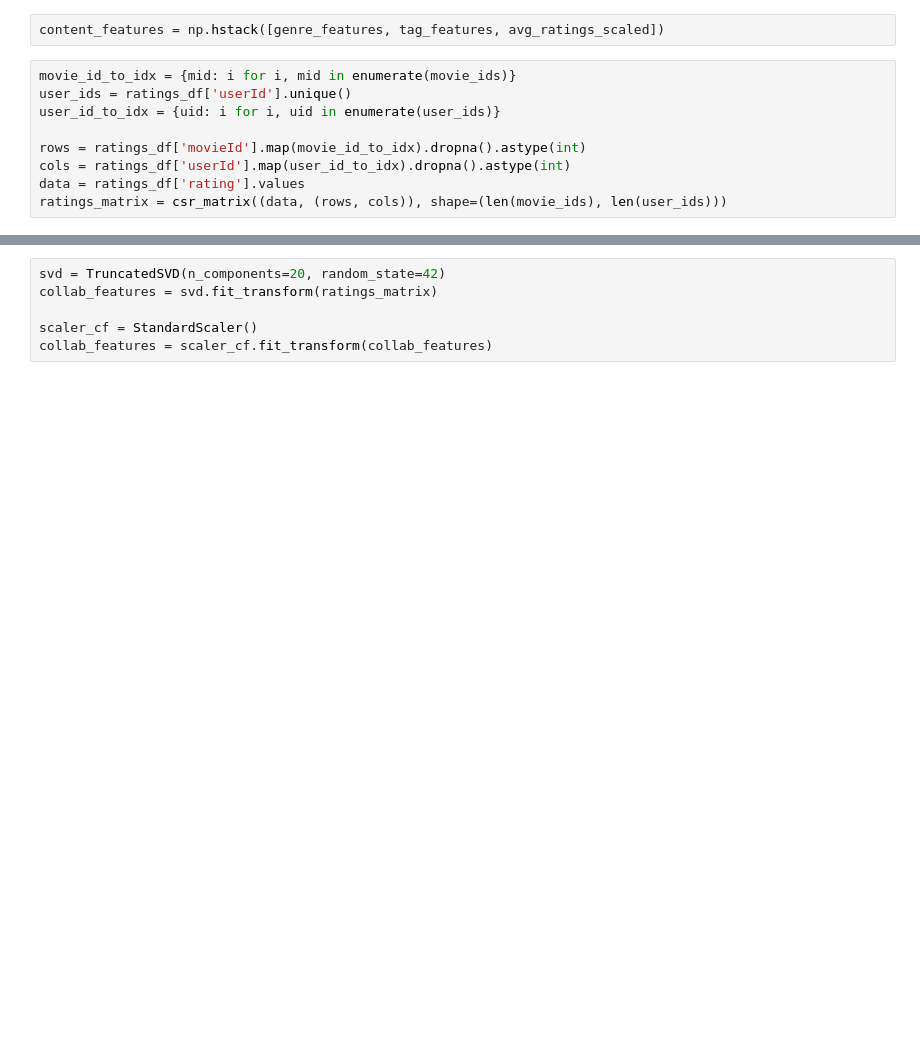
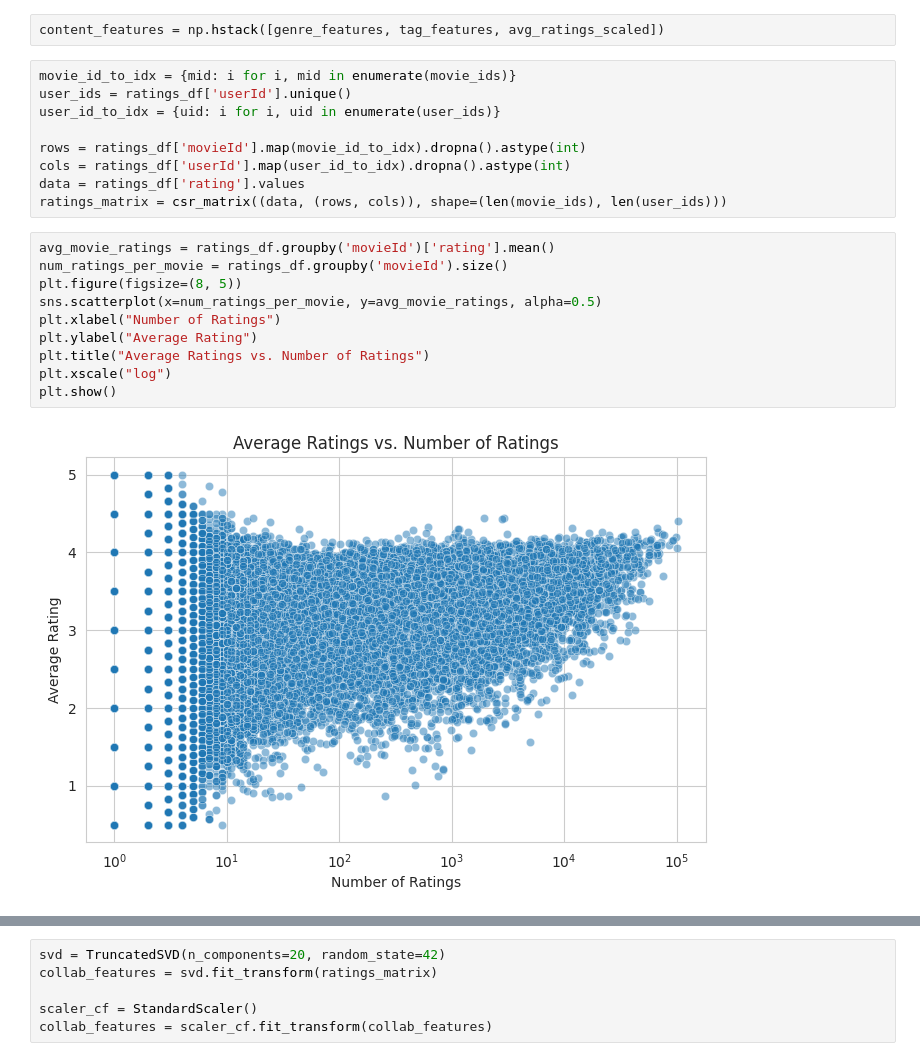
Before and after one commit to siddarthan007/mrsproj, a Jupyter notebook: model_trainer.ipynb, the cells around one changed output, grey strips where cells are left out. Cells and saved outputs as stored; diff of their text form; blank space fills up the shorter version.

```diff
--- a/model_trainer.ipynb
+++ b/model_trainer.ipynb
@@ -61,3 +133,15 @@ rows = ratings_df['movieId'].map(movie_id_to_idx).dropna().astype(int)
 cols = ratings_df['userId'].map(user_id_to_idx).dropna().astype(int)
 data = ratings_df['rating'].values
 ratings_matrix = csr_matrix((data, (rows, cols)), shape=(len(movie_ids), len(user_ids)))
+# %%
+avg_movie_ratings = ratings_df.groupby('movieId')['rating'].mean()
+num_ratings_per_movie = ratings_df.groupby('movieId').size()
+plt.figure(figsize=(8, 5))
+sns.scatterplot(x=num_ratings_per_movie, y=avg_movie_ratings, alpha=0.5)
+plt.xlabel("Number of Ratings")
+plt.ylabel("Average Rating")
+plt.title("Average Ratings vs. Number of Ratings")
+plt.xscale("log")
+plt.show()
+# %% [output]
+[figure, added]
```
Also changed, not shown: parts of 13 cells of this notebook, 2 other files.
